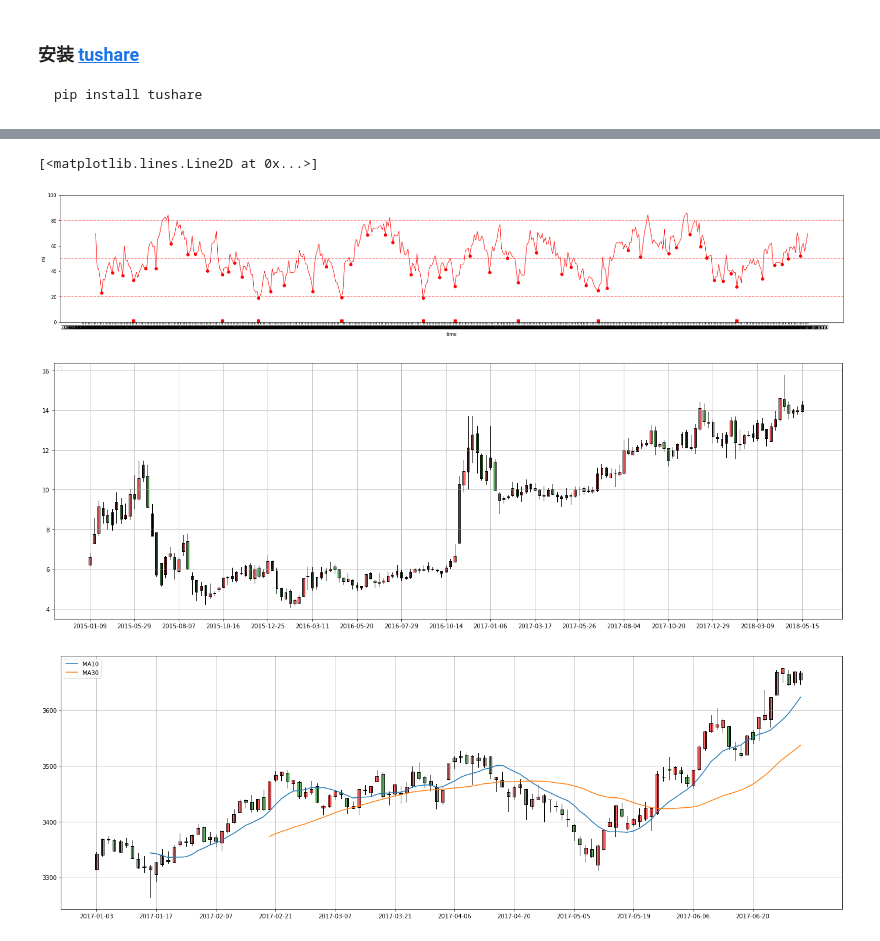
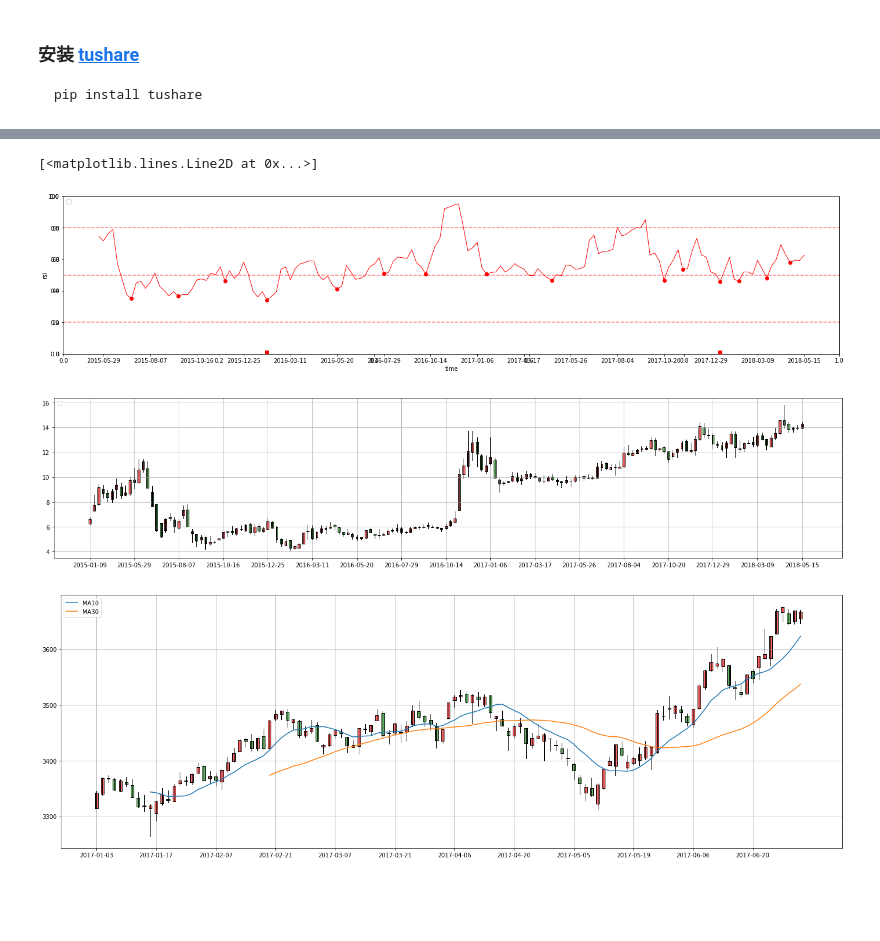
Before and after one commit to huanghan/notebook-01, a Jupyter notebook: tushareAPI.ipynb, the cells around one changed output, grey strips where cells are left out. Drawn from its saved outputs; the diff is of its cells as text; code cells hidden in the pictures; blank space fills up the shorter version.

```diff
--- a/tushareAPI.ipynb
+++ b/tushareAPI.ipynb
@@ -42,38 +19,44 @@ df
 # %%
+data = ts.get_k_data('002408', ktype='w',autype="qfq",index=False,start='2015-01-01', end='2018-05-15')
+#RSI
+data["rsi"] = talib.RSI(data['close'].values, timeperiod=9)
 #绘制RSI线图
 
-fig, ax = plt.subplots(figsize=(30,5))
+fig, ax = plt.subplots(figsize=(24,5))
 #设置坐标轴范围
 plt.xlabel('time')
 plt.ylabel('rsi')
+ax = fig.add_subplot(1, 1, 1)
+ax.set_xticks(range(0, len(data['date']), 10))
+ax.set_xticklabels(data['date'][::10])
+ax.legend(loc='upper left')
 
 #设置坐标轴范围
 #plt.xlim((-5, 5))
 plt.ylim((0, 100))
 
-plt.plot(df["date"],df["rsi"],color='red', linewidth=1.0, linestyle='-')
+plt.plot(data["date"],data["rsi"],color='red', linewidth=1.0, linestyle='-')
 plt.axhline(80,alpha=0.5,color='red',linestyle='--')
 plt.axhline(50,alpha=0.5,color='red',linestyle='--')
 plt.axhline(20,alpha=0.5,color='red',linestyle='--')
 
-rsi = df["rsi"]
+rsi = data["rsi"]
 #3日内的低点
 rsi_Low= rsi[rsi<rsi.shift(3)][rsi<rsi.shift(2)][rsi<rsi.shift(1)][rsi<rsi.shift(-1)][rsi<rsi.shift(-2)][rsi<rsi.shift(-3)]
 rsi_Low = rsi_Low.dropna()
 plt.plot(rsi_Low.index.values,rsi_Low.values,'o',color='red')
 
 #低点的低点
 rsi_Low_Low = rsi_Low  [ rsi_Low.shift(2) > rsi_Low ]   [ rsi_Low.shift(1) > rsi_Low ]   [ rsi_Low.shift(-1) > rsi_Low ]   [ rsi_Low.shift(-2) > rsi_Low ]
 rsi_Low_Low= rsi_Low_Low.dropna()
 plt.plot(rsi_Low_Low.index.values,rsi_Low_Low.values-rsi_Low_Low.values+1,'s',color='red')
 # %% [output]
 [<matplotlib.lines.Line2D at 0x...>]
-[figure, old version]
+[figure, new version]
 # %%
 data = ts.get_k_data('002408', ktype='w',autype="qfq",index=False,start='2015-01-01', end='2018-05-15')
 #绘制K线图
-
-fig = plt.figure(figsize=(24, 8))
+fig = plt.figure(figsize=(24, 5))
 ax = fig.add_subplot(1, 1, 1)
 ax.set_xticks(range(0, len(data['date']), 10))
 ax.set_xticklabels(data['date'][::10])
@@ -82,7 +65,7 @@ ax.legend(loc='upper left')
 mpf.candlestick2_ochl(ax, data['open'], data['close'], data['high'], data['low'],width=0.5, colorup='r', colordown='green',alpha=0.6)
 plt.grid()
 # %% [output]
-[figure, old version]
+[figure, new version]
 # %%
 data = ts.get_k_data('399300', index=True, start='2017-01-01', end='2017-06-31')
 sma_10 = talib.SMA(np.array(data['close']), 10)
```
Also changed, not shown: parts of 1 cell of this notebook.
